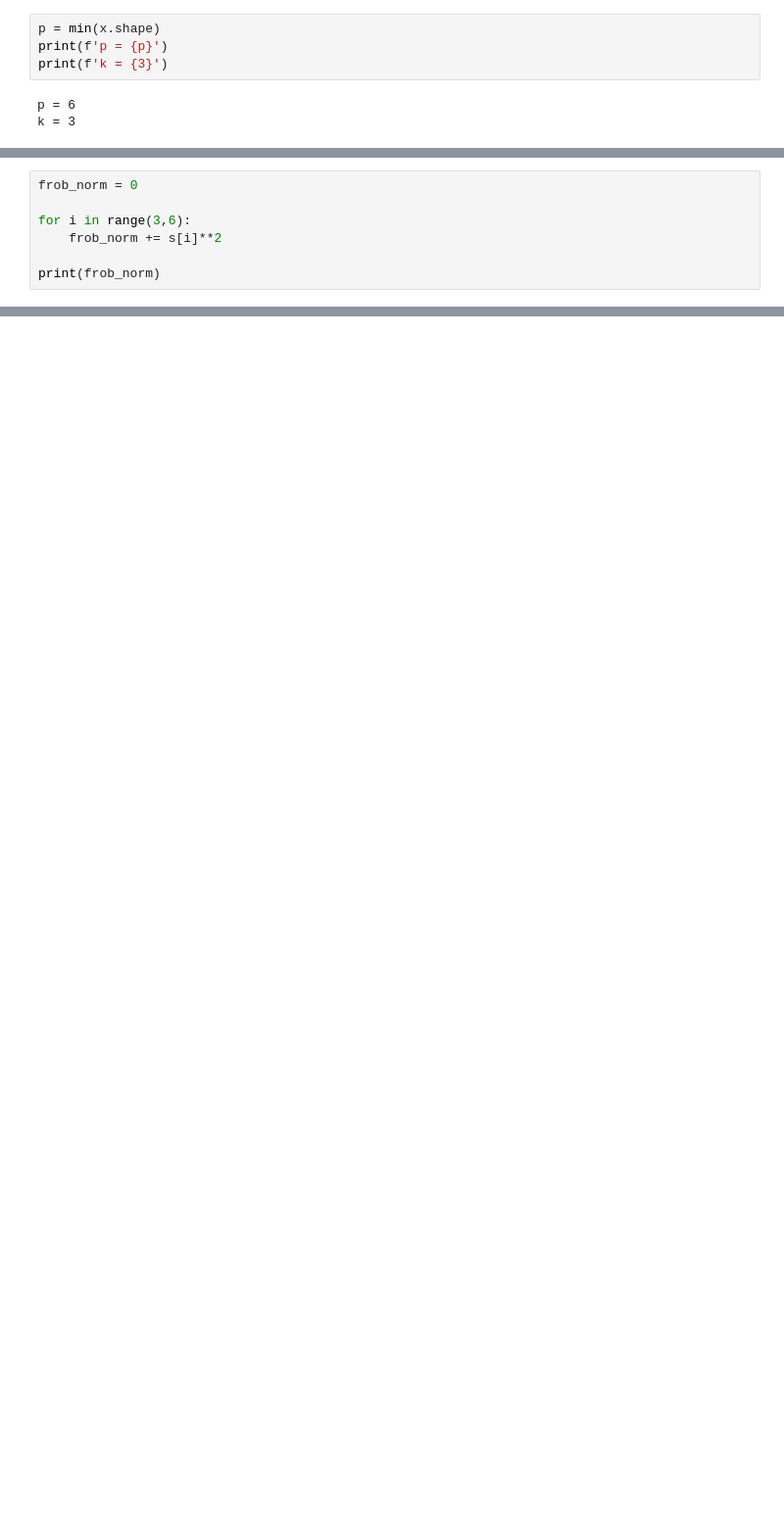
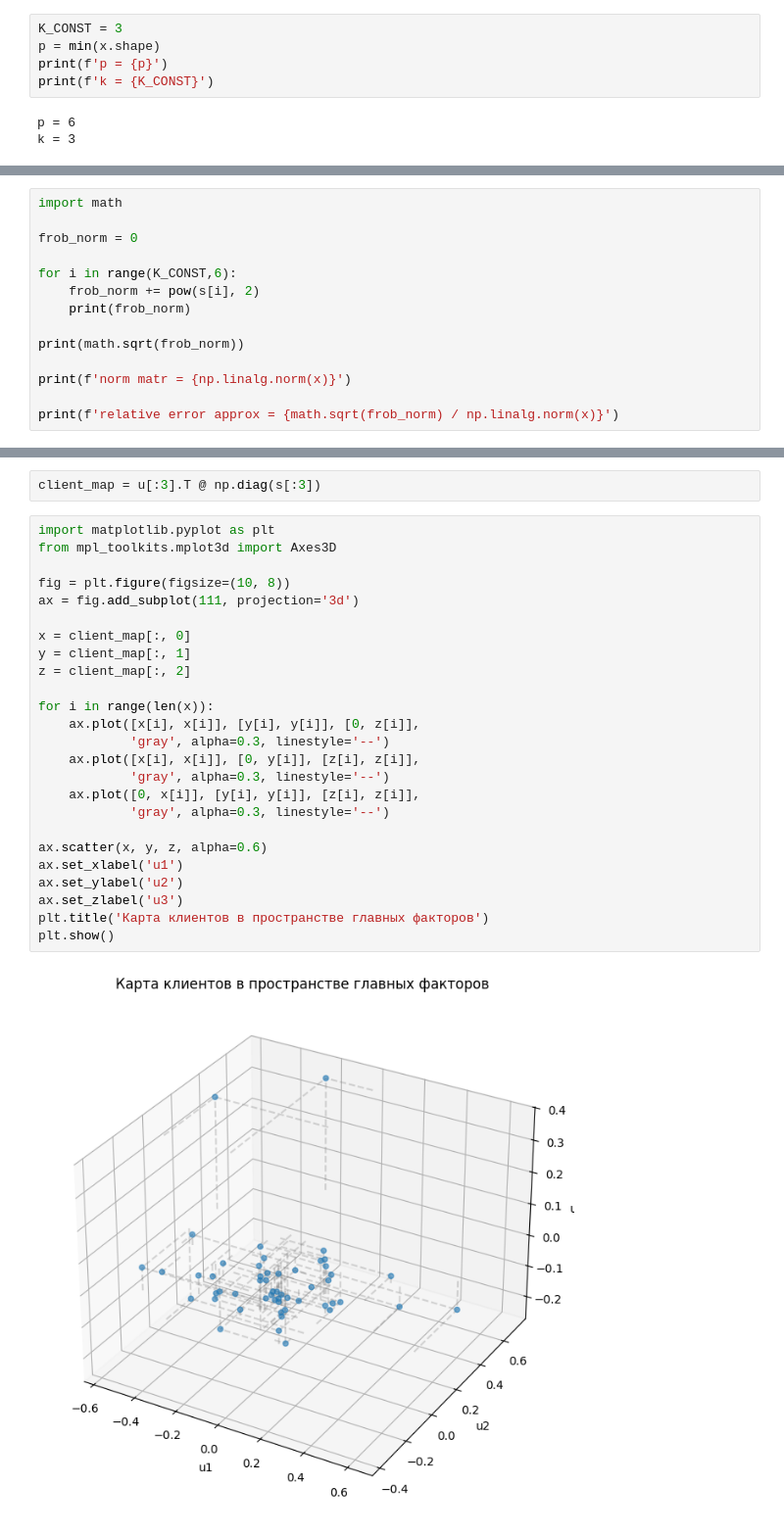
Before and after one commit to DanKolganov/HSE_Kalygin_first_HW, a Jupyter notebook: homework_1.ipynb, the cells around one changed output, grey strips where cells are left out. Shown: that part at 98% size. Saved outputs shown, nothing was run; the diff lists cells and outputs as text; blank space fills up the shorter version.

```diff
--- a/homework_1.ipynb
+++ b/homework_1.ipynb
@@ -309,9 +315,10 @@ $$ min_{rank = k}||Z - Z_k||_2 = \sigma_{k+1} $$
 
 $$ min_{rank = k}||Z - Z_k||^2_F = \sigma_{k+1}^2 + ... + \sigma_{p}^2 $$
 # %%
+K_CONST = 3
 p = min(x.shape)
 print(f'p = {p}')
-print(f'k = {3}')
+print(f'k = {K_CONST}')
 # %% [output]
 p = 6
 k = 3
@@ -321,10 +328,17 @@ print(f'Operation norm = {norm_oper}')
 # %% [output]
 Operation norm = 0.441250548457645
 # %%
+import math
+
 frob_norm = 0
 
-for i in range(3,6):
-    frob_norm += s[i]**2
+for i in range(K_CONST,6):
+    frob_norm += pow(s[i], 2)
+    print(frob_norm)
 
-print(frob_norm)
+print(math.sqrt(frob_norm))
+
+print(f'norm matr = {np.linalg.norm(x)}')
+
+print(f'relative error approx = {math.sqrt(frob_norm) / np.linalg.norm(x)}')
 # %% [output]
@@ -333,0 +357,29 @@ print(frob_norm)
+# %%
+client_map = u[:3].T @ np.diag(s[:3])
+# %%
+import matplotlib.pyplot as plt
+from mpl_toolkits.mplot3d import Axes3D
+
+fig = plt.figure(figsize=(10, 8))
+ax = fig.add_subplot(111, projection='3d')
+
+x = client_map[:, 0]
+y = client_map[:, 1]
+z = client_map[:, 2]
+
+for i in range(len(x)):
+    ax.plot([x[i], x[i]], [y[i], y[i]], [0, z[i]],
+            'gray', alpha=0.3, linestyle='--')
+    ax.plot([x[i], x[i]], [0, y[i]], [z[i], z[i]],
+            'gray', alpha=0.3, linestyle='--')
+    ax.plot([0, x[i]], [y[i], y[i]], [z[i], z[i]],
+            'gray', alpha=0.3, linestyle='--')
+
+ax.scatter(x, y, z, alpha=0.6)
+ax.set_xlabel('u1')
+ax.set_ylabel('u2')
+ax.set_zlabel('u3')
+plt.title('Карта клиентов в пространстве главных факторов')
+plt.show()
+# %% [output]
+[figure, added]
```
Also changed, not shown: parts of 10 cells of this notebook.
